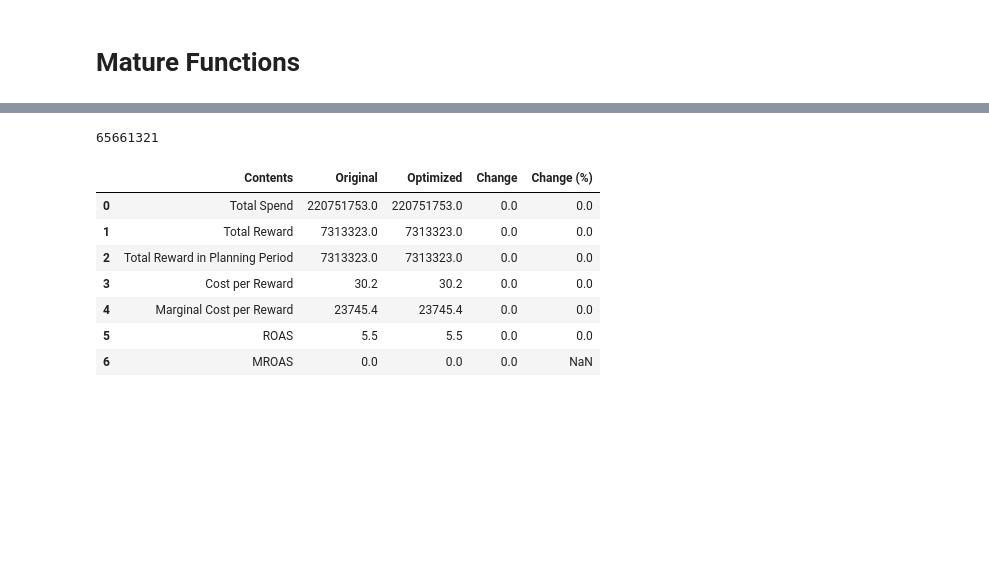
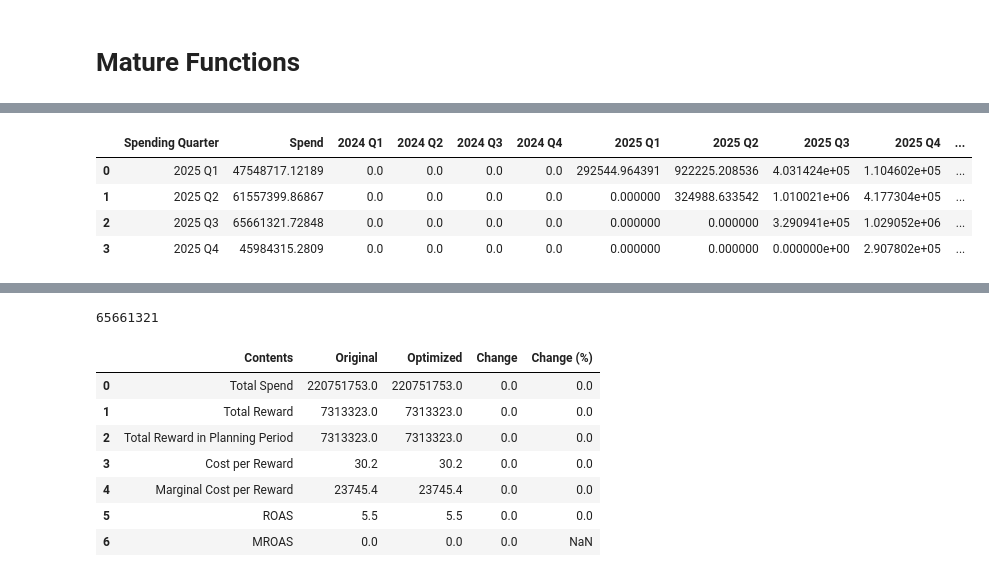
Before and after one commit to DONGZ027/craft001_SOUL, a Jupyter notebook: lab.ipynb, the cells around one changed output, grey strips where cells are left out. Drawn from its saved outputs; the diff is of its cells as text; code cells hidden in the pictures; blank space fills up the shorter version.

```diff
--- a/lab.ipynb
+++ b/lab.ipynb
@@ -442,3 +471,11 @@ def plan_forecast_craft(spend_data, planning_year, lead_years, lag_years, cutoff
+# %%
+plan_forecast_craft(scenario1, 2025, 1, 2, 0.46)[1]
+# %% [output]
+|  | Spending Quarter | Spend | 2024 Q1 | 2024 Q2 | 2024 Q3 | 2024 Q4 | 2025 Q1 | 2025 Q2 | 2025 Q3 | 2025 Q4 | ... |
+| 0 | 2025 Q1 | 47548717.12189 | 0.0 | 0.0 | 0.0 | 0.0 | 292544.964391 | 922225.208536 | 4.031424e+05 | 1.104602e+05 | ... |
+| 1 | 2025 Q2 | 61557399.86867 | 0.0 | 0.0 | 0.0 | 0.0 | 0.000000 | 324988.633542 | 1.010021e+06 | 4.177304e+05 | ... |
+| 2 | 2025 Q3 | 65661321.72848 | 0.0 | 0.0 | 0.0 | 0.0 | 0.000000 | 0.000000 | 3.290941e+05 | 1.029052e+06 | ... |
+| 3 | 2025 Q4 | 45984315.2809 | 0.0 | 0.0 | 0.0 | 0.0 | 0.000000 | 0.000000 | 0.000000e+00 | 2.907802e+05 | ... |
 # %%
 def build_plan_summary(spend_data, planning_year, threshold, unit_revenue):
     """
```
Also changed, not shown: parts of 9 cells of this notebook, 10 other files.
